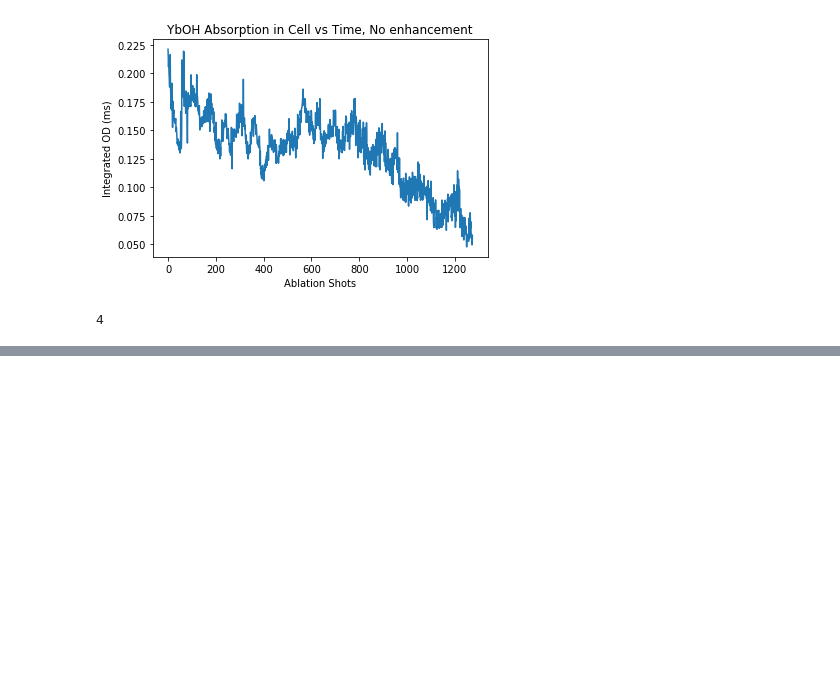
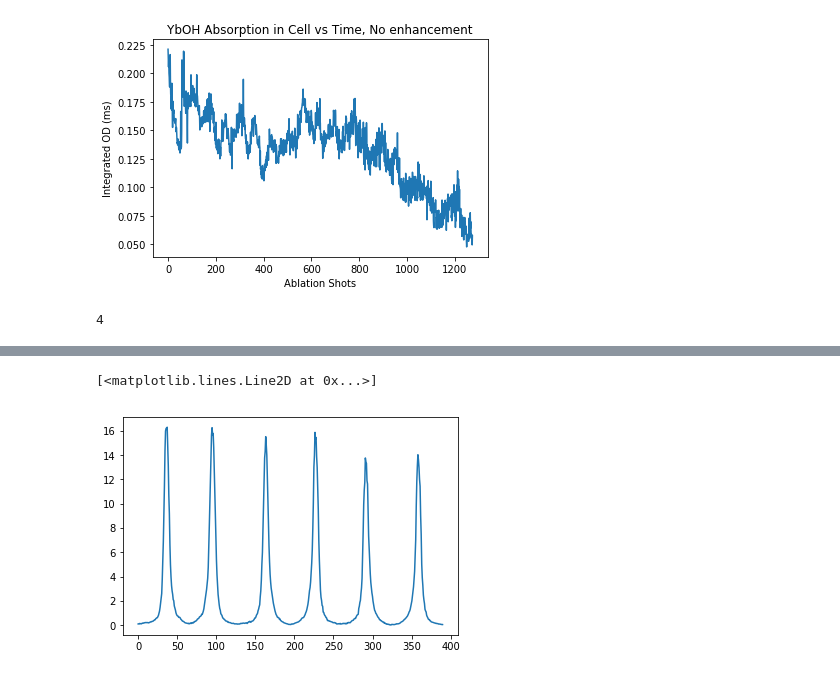
Before and after one commit to HutzlerLab/Enhancement-Analysis, a Jupyter notebook: 20190228_Chirp_Analysis.ipynb, the cells around one changed output, grey strips where cells are left out. Saved outputs shown, nothing was run; the diff lists cells and outputs as text; code cells hidden in the pictures; blank space fills up the shorter version.

```diff
--- a/20190228_Chirp_Analysis.ipynb
+++ b/20190228_Chirp_Analysis.ipynb
@@ -102,0 +142,5 @@ len(YbOH_all)
+# %%
+plt.plot(times,Yb)
+# %% [output]
+[<matplotlib.lines.Line2D at 0x...>]
+[figure, added]
```
Also changed, not shown: parts of 18 cells of this notebook, 6 other files.
